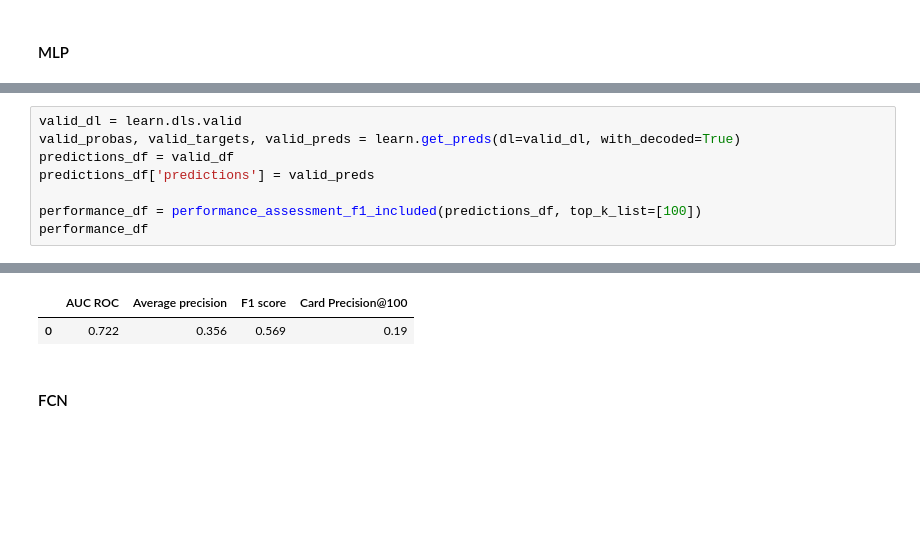
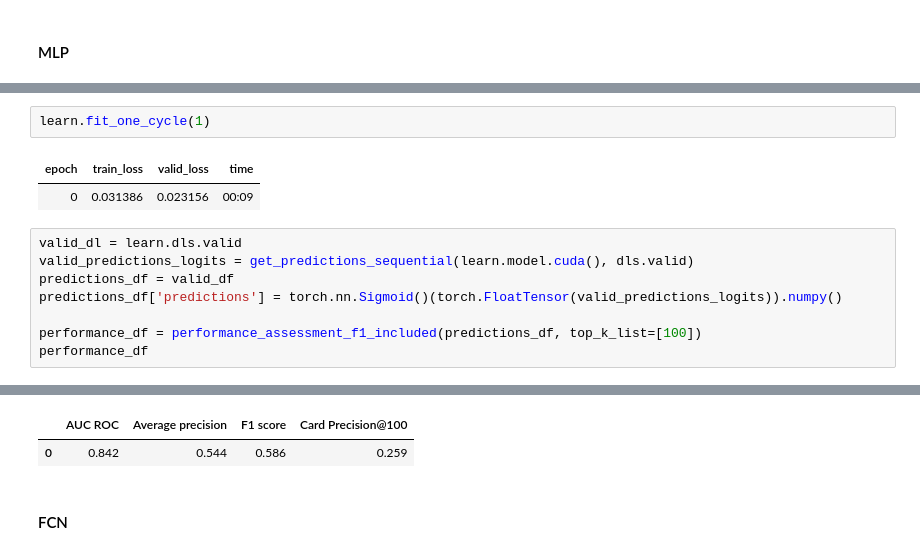
Before and after one commit to MarcinChamera/mgr-anomaly-ts-xai, a Jupyter notebook: tsai/tsai_sweeps-first_steps/tsai-available_models_overview.ipynb, the cells around one changed output, grey strips where cells are left out. Saved outputs shown, nothing was run; the diff lists cells and outputs as text; blank space fills up the shorter version.

```diff
--- a/tsai/tsai-available_models_overview.ipynb
+++ b/tsai/tsai_sweeps-first_steps/tsai-available_models_overview.ipynb
@@ -155,8 +266,13 @@ learn.fit_one_cycle(1)
+# %%
+learn.fit_one_cycle(1)
+# %% [output]
+| epoch | train_loss | valid_loss | time |
+| 0 | 0.031386 | 0.023156 | 00:09 |
 # %%
 valid_dl = learn.dls.valid
-valid_probas, valid_targets, valid_preds = learn.get_preds(dl=valid_dl, with_decoded=True)
+valid_predictions_logits = get_predictions_sequential(learn.model.cuda(), dls.valid)
 predictions_df = valid_df
-predictions_df['predictions'] = valid_preds
+predictions_df['predictions'] = torch.nn.Sigmoid()(torch.FloatTensor(valid_predictions_logits)).numpy()
 
 performance_df = performance_assessment_f1_included(predictions_df, top_k_list=[100])
 performance_df
@@ -165,5 +280,5 @@ performance_df
 |  | AUC ROC | Average precision | F1 score | Card Precision@100 |
-| 0 | 0.722 | 0.356 | 0.569 | 0.19 |
+| 0 | 0.842 | 0.544 | 0.586 | 0.259 |
 # %% [markdown]
 #### FCN
 # %%
```
Also changed, not shown: parts of 62 cells of this notebook, 2 other files.
